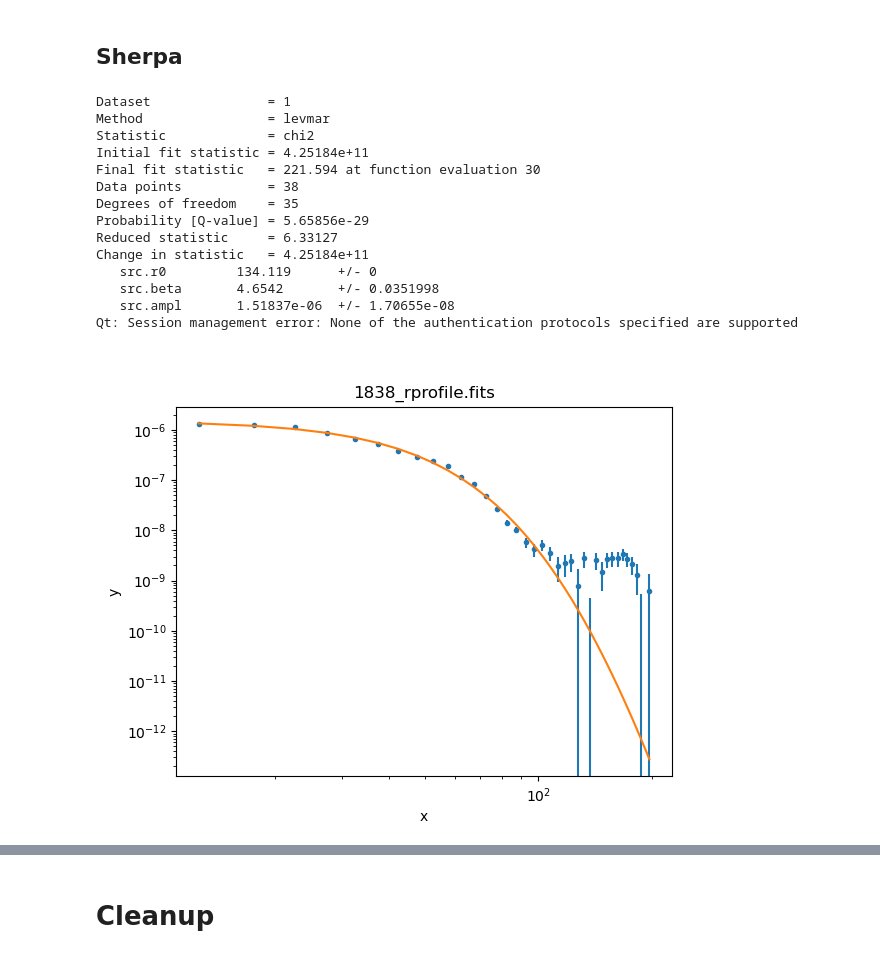
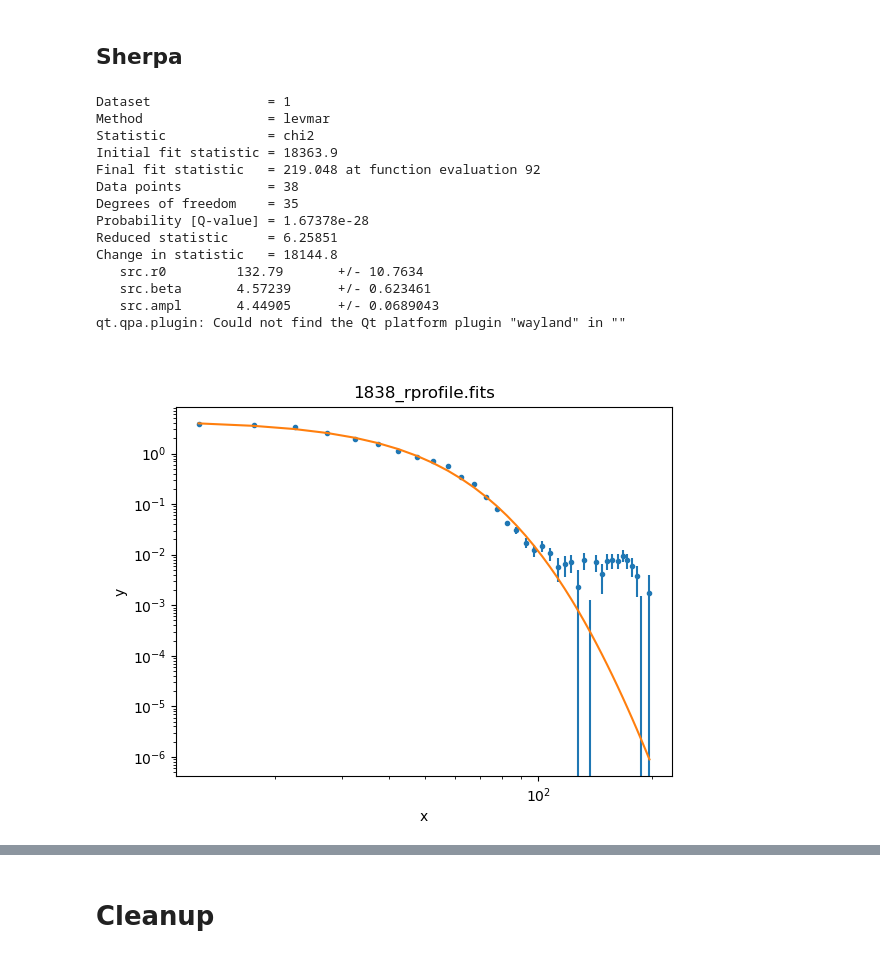
Before and after one commit to cxcsds/ciao-threads, a Jupyter notebook: radial_profile.ipynb, the cells around one changed output, grey strips where cells are left out. Cells and saved outputs as stored; diff of their text form; code cells hidden in the pictures.

Commit message:
fix radial profile (using sur_flux instead of sur_bri)

```diff
--- a/radial_profile.ipynb
+++ b/radial_profile.ipynb
@@ -310,45 +310,45 @@ display < response_matrix.png
 # %%
 cat << EOM > s1.py
 
 from sherpa.astro.ui import *
 import matplotlib.pylab as plt
-load_data(1,"1838_rprofile.fits", 3, ["RMID","SUR_FLUX","SUR_FLUX_ERR"])
-set_source("beta1d.src")
+load_data(1,"1838_rprofile.fits", 3, ["RMID","SUR_BRI","SUR_BRI_ERR"])
+set_source(beta1d.src)
 src.r0 = 105
 src.beta = 4
 src.ampl = 0.00993448
 
 freeze(src.xpos)
 
 fit()
 plot_fit()
 
 plt.xscale("log")
 plt.yscale("log")
 #plt.xlim(10, 200)
 #plt.ylim(0.0001, 10)
 
 plt.savefig("sherpa_01.png")
 EOM
 
 python s1.py
 display < sherpa_01.png
 # %% [output]
 Dataset               = 1
 Method                = levmar
 Statistic             = chi2
-Initial fit statistic = 4.25184e+11
-Final fit statistic   = 221.594 at function evaluation 30
+Initial fit statistic = 18363.9
+Final fit statistic   = 219.048 at function evaluation 92
 Data points           = 38
 Degrees of freedom    = 35
-Probability [Q-value] = 5.65856e-29
-Reduced statistic     = 6.33127
-Change in statistic   = 4.25184e+11
-   src.r0         134.119      +/- 0
-   src.beta       4.6542       +/- 0.0351998
-   src.ampl       1.51837e-06  +/- 1.70655e-08
-Qt: Session management error: None of the authentication protocols specified are supported
+Probability [Q-value] = 1.67378e-28
+Reduced statistic     = 6.25851
+Change in statistic   = 18144.8
+   src.r0         132.79       +/- 10.7634
+   src.beta       4.57239      +/- 0.623461
+   src.ampl       4.44905      +/- 0.0689043
+qt.qpa.plugin: Could not find the Qt platform plugin "wayland" in ""
-[figure, old version]
+[figure, new version]
 # %%
 cat << EOM > s1.py
 
```
Also changed, not shown: parts of 11 cells of this notebook.
